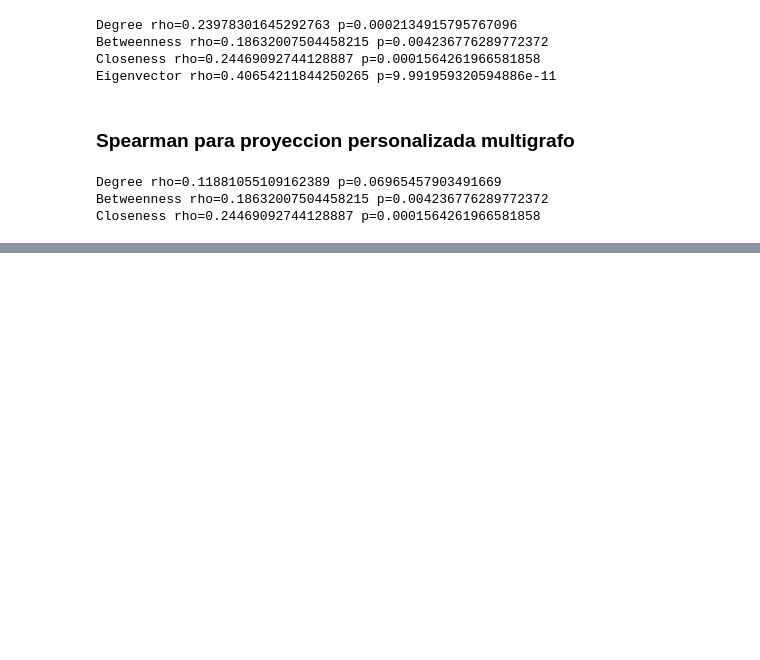
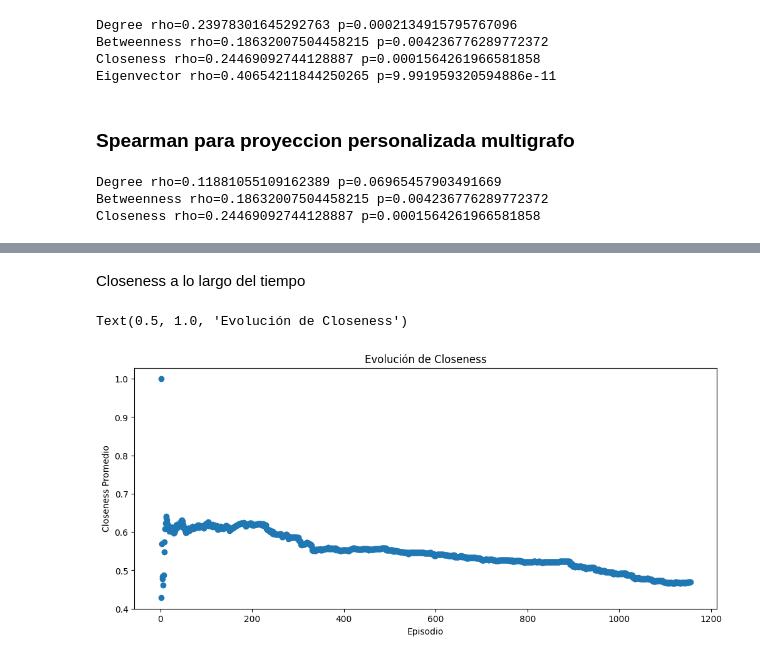
Before and after one commit to Jotape24/Complex-Networks-and-One-Piece, a Jupyter notebook: graph.ipynb, the cells around one changed output, grey strips where cells are left out. Cells and saved outputs as stored; diff of their text form; code cells hidden in the pictures; blank space fills up the shorter version.

```diff
--- a/graph.ipynb
+++ b/graph.ipynb
@@ -1414,0 +1554,19 @@ Closeness rho=0.24469092744128887 p=0.0001564261966581858
+# %% [markdown]
+Closeness a lo largo del tiempo
+# %%
+y = avg_closeness
+
+# plot de distribución
+
+plt.figure(figsize=(12, 5))
+
+plt.subplot(1, 1, 1)
+
+plt.scatter(x, y)
+
+plt.xlabel("Episodio")
+plt.ylabel("Closeness Promedio")
+plt.title("Evolución de Closeness")
+# %% [output]
+Text(0.5, 1.0, 'Evolución de Closeness')
+[figure, added]
```
Also changed, not shown: parts of 33 cells of this notebook.
